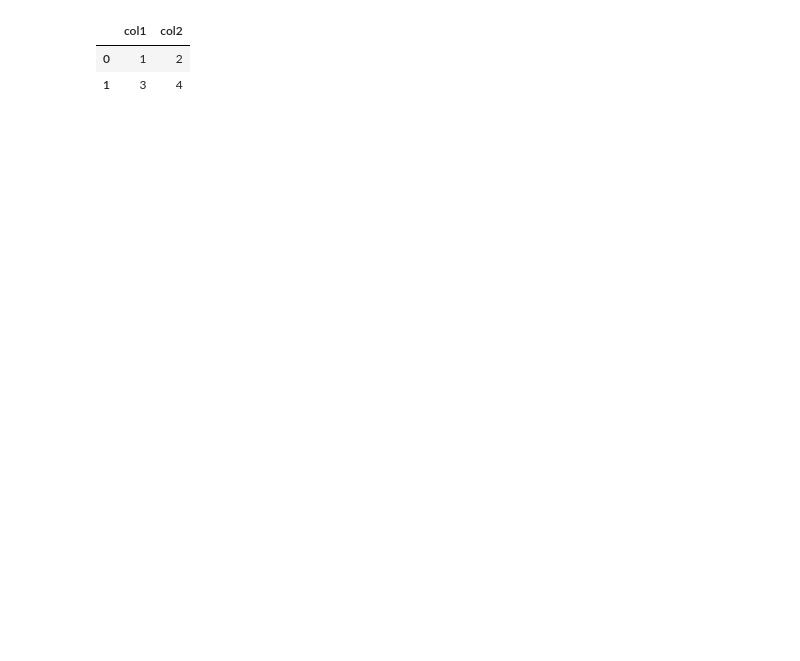
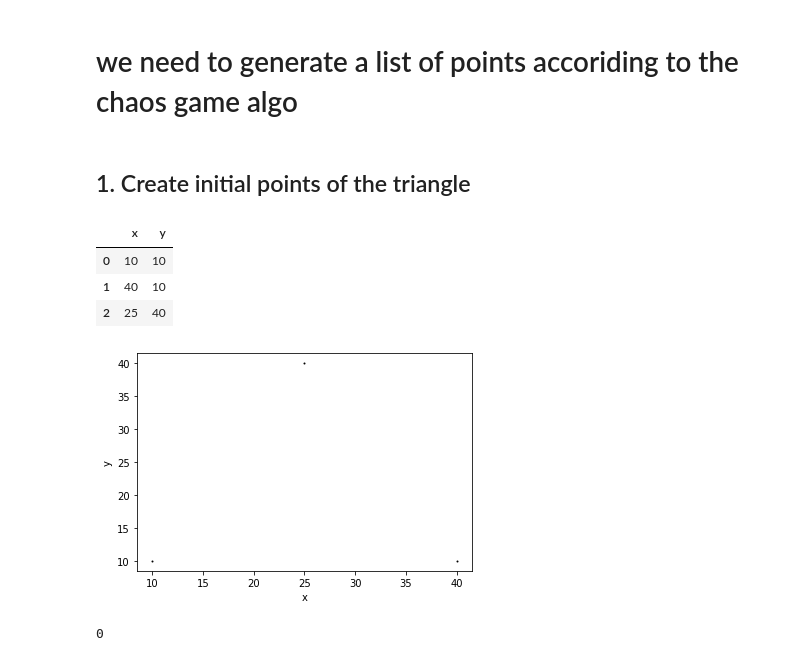
Before and after one commit to wielobel/Chaos-Game, a Jupyter notebook: Main.ipynb, the cells around one changed output. Saved outputs shown, nothing was run; the diff lists cells and outputs as text; code cells hidden in the pictures; blank space fills up the shorter version.

Commit message:
added the triangle

```diff
--- a/Main.ipynb
+++ b/Main.ipynb
@@ -15,6 +0,0 @@ df2 = df
-# %%
-df2
-# %% [output]
-|  | col1 | col2 |
-| 0 | 1 | 2 |
-| 1 | 3 | 4 |
@@ -20,0 +8,17 @@ df2
+# %% [markdown]
+# we need to generate a list of points accoriding to the chaos game algo
+# %% [markdown]
+## 1. Create initial points of the triangle
+# %%
+dt = [[10,10], [40,10],[25,40]]
+df = pd.DataFrame(dt, columns = ['x', 'y'])
+df
+# %% [output]
+|  | x | y |
+| 0 | 10 | 10 |
+| 1 | 40 | 10 |
+| 2 | 25 | 40 |
+# %%
+ax1 = df.plot.scatter(x='x', y='y', c='black', s=1)
+# %% [output]
+[figure, added]
@@ -20,0 +27,21 @@ df2
+# %%
+# setting up generator to point us into the right direction (we don't want to
+# end up going to the same point again)
+
+# or do we....
+
+def direction(points):
+    previous_value = None
+    while True:
+        value = random.choice(points)
+        if value != previous_value:
+            yield value
+            previous_value = value
+
+
+
+d = direction([0,1,2])
+for i in range(1):
+    print(next(d))
+# %% [output]
+0
```
Also changed, not shown: parts of 8 cells of this notebook, 2 other files.
